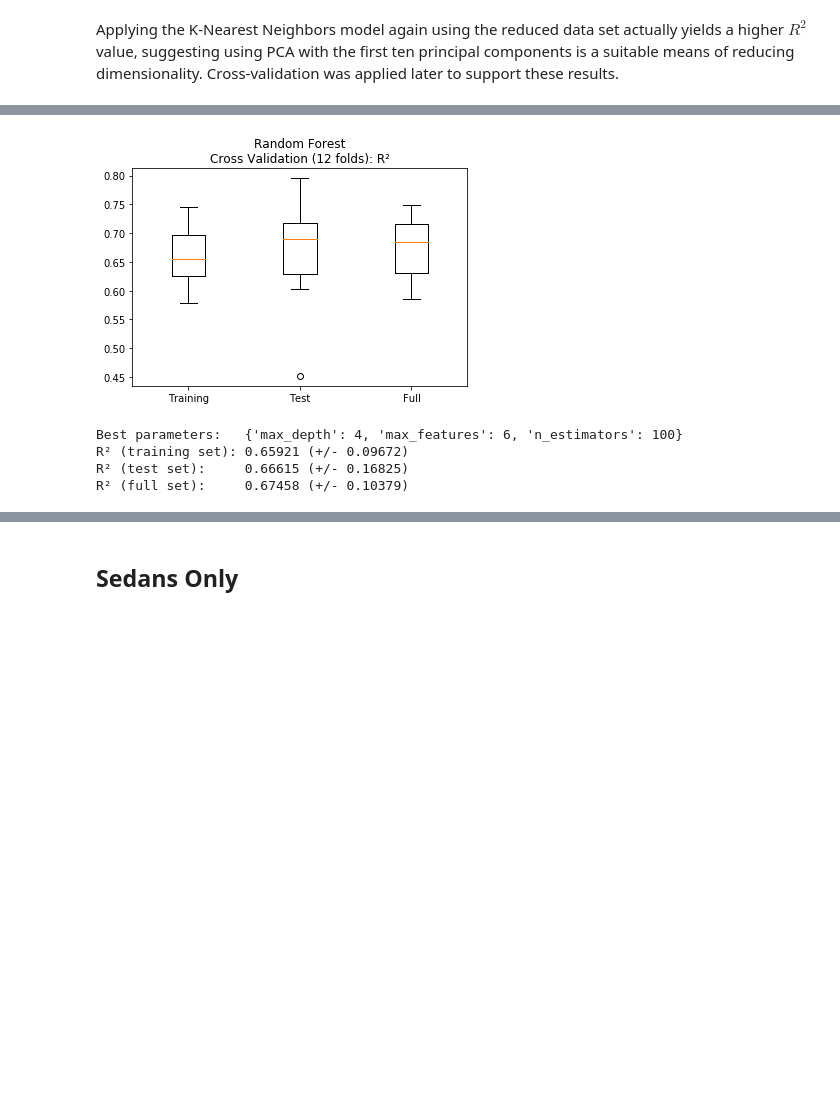
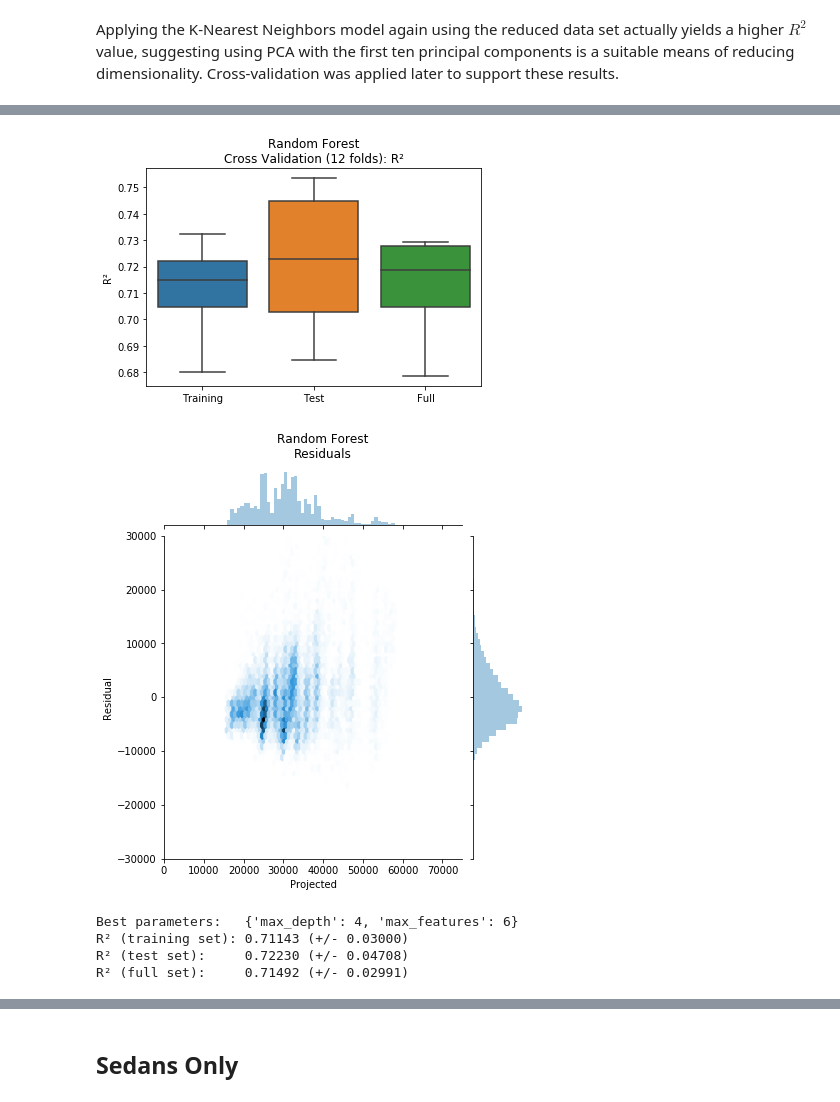
Before and after one commit to yfstafford/Thinkful, a Jupyter notebook: Unit 3/Capstone/Unit 3 Capstone Car MSRP.ipynb, the cells around one changed output, grey strips where cells are left out. Drawn from its saved outputs; the diff is of its cells as text; code cells hidden in the pictures; blank space fills up the shorter version.

```diff
--- a/Unit 3/Capstone/Unit 3 Capstone Car MSRP.ipynb
+++ b/Unit 3/Capstone/Unit 3 Capstone Car MSRP.ipynb
@@ -135,3 +153,5 @@ data[numeric_cols] = data[numeric_cols].apply(pd.to_numeric,errors='coerce')*1
+# %%
+data = data[data['MSRP'] <= 75000]
 # %% [markdown]
 #### Categorical variables
 # %% [markdown]
@@ -486,38 +491,0 @@ IndexError: too many indices for array
-# %%
-#dt_train, dt_test, dt_full = model_cv_scores(dt_fit, X_train, Y_train, X_test, Y_test, 12, True, 'Decision Tree')
-
-# Calculate cross-val scores for training, test and full sets independently
-X5 = X_train.append(X_test)
-Y5 = Y_train.append(Y_test)
-
-model_estimator = dt_fit
-score_train = cross_val_score(model_estimator, X_train, Y_train, cv=5, n_jobs=5)
-score_test = cross_val_score(model_estimator, X_test, Y_test, cv=5, n_jobs=5)
-score_full = cross_val_score(model_estimator, X5, Y5, cv=5, n_jobs=5)
-
-# Generate graphs
-plot_DataFrame = pd.DataFrame(data={'Training': score_train, 'Test': score_test, 'Full': score_full})
-
-# Create boxplot comparing R^2 scores
-plt.figure
-sns.boxplot(data=plot_DataFrame)
-plt.title('{}\nCross Validation ({} folds): R\u00b2'.format('Decision Tree',5))
-plt.ylabel('R\u00b2')
-plt.show()
-
-# Create KDE plot showing residuals
-plt.figure
-resids = np.subtract(Y_train.values,model_estimator.predict(X_train))
-g = sns.jointplot(model_estimator.predict(X_train), resids, kind='hex', xlim=[0,60000], ylim=[-60000,60000])
-g.set_axis_labels('Projected','Residual')
-g.fig.suptitle('{}\nResiduals'.format('Decision Tree'), y=1.05)
-plt.show()
-
-# Output best parameters
-if hasattr(model_estimator,'best_params_'):
-    print("Best parameters:   {}".format(model_estimator.best_params_))
-
-# Output R^2 means and 95% confidence intervals
-print("R\u00b2 (training set): {0:0.5f} (+/- {1:0.5f})".format(score_train.mean(), score_train.std() * 2))
-print("R\u00b2 (test set):     {0:0.5f} (+/- {1:0.5f})".format(score_test.mean(), score_test.std() * 2))
-print("R\u00b2 (full set):     {0:0.5f} (+/- {1:0.5f})".format(score_full.mean(), score_full.std() * 2))
@@ -547,17 +508,18 @@ The Random Forest model performs worse than either of the two previous models. I
 # %%
 # Random Forest
 from sklearn.ensemble import RandomForestRegressor
-rf = RandomForestRegressor()
+rf = RandomForestRegressor(n_estimators=100)
 
-grid_values = {'n_estimators': [100], 'max_features': range(3,7),'max_depth':range(2,5)}
+grid_values = {'max_features': range(3,7),'max_depth':range(2,5)}
 rf_fit = GridSearchCV(rf, param_grid = grid_values,cv=5,iid=True,n_jobs=5).fit(X_train, Y_train)
 
 rf_train, rf_test, rf_full = model_cv_scores(rf_fit, X_train, Y_train, X_test, Y_test, 12, True, 'Random Forest')
 # %% [output]
-[figure, old version]
+[figure, new version]
+[figure, added]
-Best parameters:   {'max_depth': 4, 'max_features': 6, 'n_estimators': 100}
-R² (training set): 0.65921 (+/- 0.09672)
-R² (test set):     0.66615 (+/- 0.16825)
-R² (full set):     0.67458 (+/- 0.10379)
+Best parameters:   {'max_depth': 4, 'max_features': 6}
+R² (training set): 0.71143 (+/- 0.03000)
+R² (test set):     0.72230 (+/- 0.04708)
+R² (full set):     0.71492 (+/- 0.02991)
 # %% [markdown]
 ### Ordinary Least Squares Regression
```
Also changed, not shown: parts of 49 cells of this notebook.
